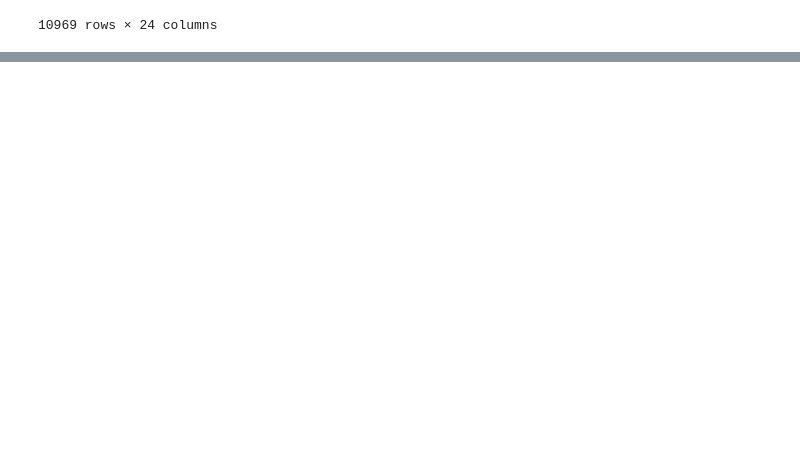
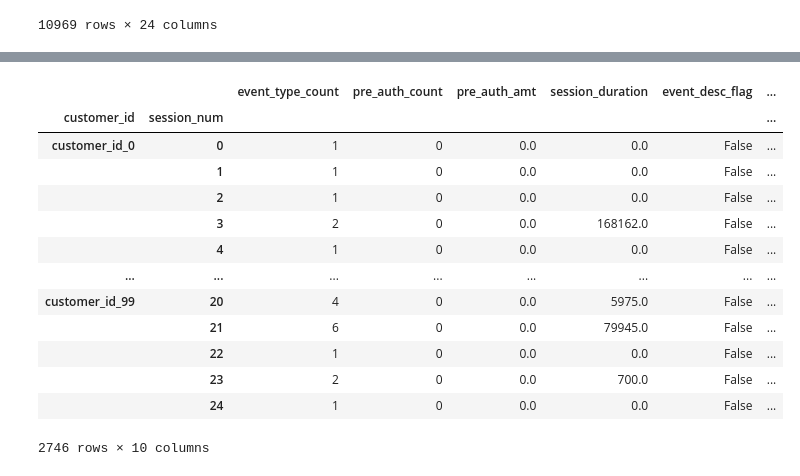
Before and after one commit to ankitkrsingh05/hackathon, a Jupyter notebook: Datathon-2022-2023.ipynb, the cells around one changed output, grey strips where cells are left out. Drawn from its saved outputs; the diff is of its cells as text; code cells hidden in the pictures; blank space fills up the shorter version.

```diff
--- a/Datathon-2022-2023.ipynb
+++ b/Datathon-2022-2023.ipynb
@@ -201,2 +187,14 @@ session_df = df.fillna('')\
+# %%
+session_df = df\
+    .groupby(['customer_id','session_num']).agg(
+                timestamp_min = ('event_dttm_Deli', 'min'),
+                timestamp_max = ('event_dttm_Deli', 'max'),
+                event_type_count = ('event_type_nm', 'count'),
+                event_desc = ('event_desc', lambda x: ','.join(x)),
+                amount_sum = ('operaton_amt_100_rupees', 'sum'),
+                curr_device = ('device_model', lambda x: x.value_counts().index[0]),
+                curr_location = ('f', lambda x: x.value_counts().index[0]),
+                pre_auth_count = ('pre_auth_flag', 'sum'),
+                pre_auth_amt = ('pre_auth_amount', 'sum'))
 # %%
 session_df.reset_index(inplace=True)
@@ -245,0 +238,3 @@ df_final.drop(['event_type_nm', 'event_desc_x'], inplace=True, axis=1)
+# %%
+pd.set_option('display.max_columns', None)
+df_merged
@@ -245,0 +255,22 @@ df_final.drop(['event_type_nm', 'event_desc_x'], inplace=True, axis=1)
+# %%
+pd.reset_option('display.max_columns')
+# %%
+df_final = df_merged[['customer_id','session_num','event_type_count','pre_auth_count','pre_auth_amt','session_duration','event_desc_flag','amount_stdev','amount_mean','amount_flag','device_flag','location_flag']].copy()
+df_final.set_index(['customer_id','session_num'], inplace=True)
+# %%
+df_final
+# %% [output]
+|  |  | event_type_count | pre_auth_count | pre_auth_amt | session_duration | event_desc_flag | ... |
+| customer_id | session_num |  |  |  |  |  | ... |
+| customer_id_0 | 0 | 1 | 0 | 0.0 | 0.0 | False | ... |
+|  | 1 | 1 | 0 | 0.0 | 0.0 | False | ... |
+|  | 2 | 1 | 0 | 0.0 | 0.0 | False | ... |
+|  | 3 | 2 | 0 | 0.0 | 168162.0 | False | ... |
+|  | 4 | 1 | 0 | 0.0 | 0.0 | False | ... |
+| ... | ... | ... | ... | ... | ... | ... | ... |
+| customer_id_99 | 20 | 4 | 0 | 0.0 | 5975.0 | False | ... |
+|  | 21 | 6 | 0 | 0.0 | 79945.0 | False | ... |
+|  | 22 | 1 | 0 | 0.0 | 0.0 | False | ... |
+|  | 23 | 2 | 0 | 0.0 | 700.0 | False | ... |
+|  | 24 | 1 | 0 | 0.0 | 0.0 | False | ... |
+2746 rows × 10 columns
```
Also changed, not shown: parts of 23 cells of this notebook.
